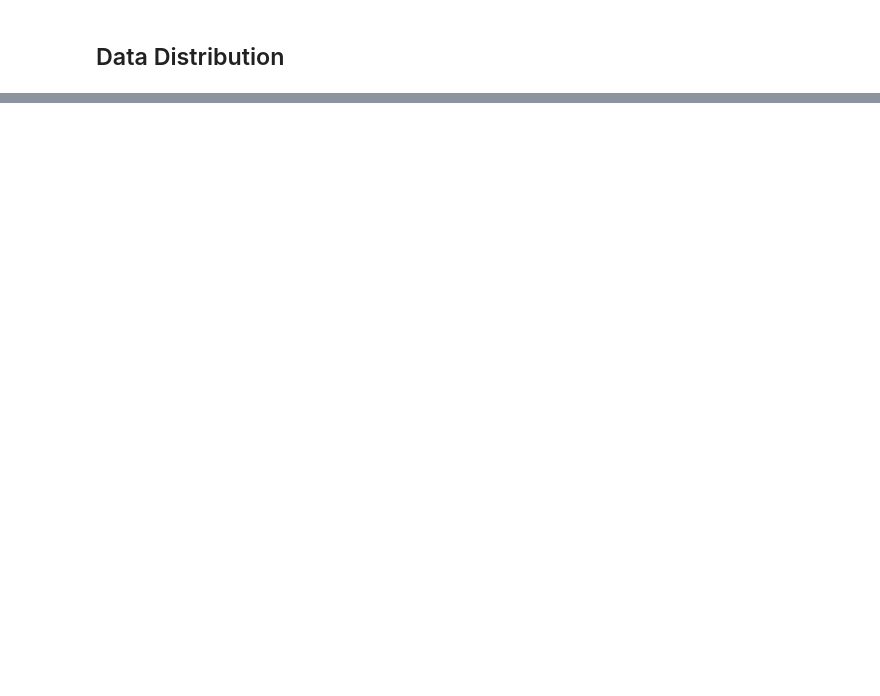
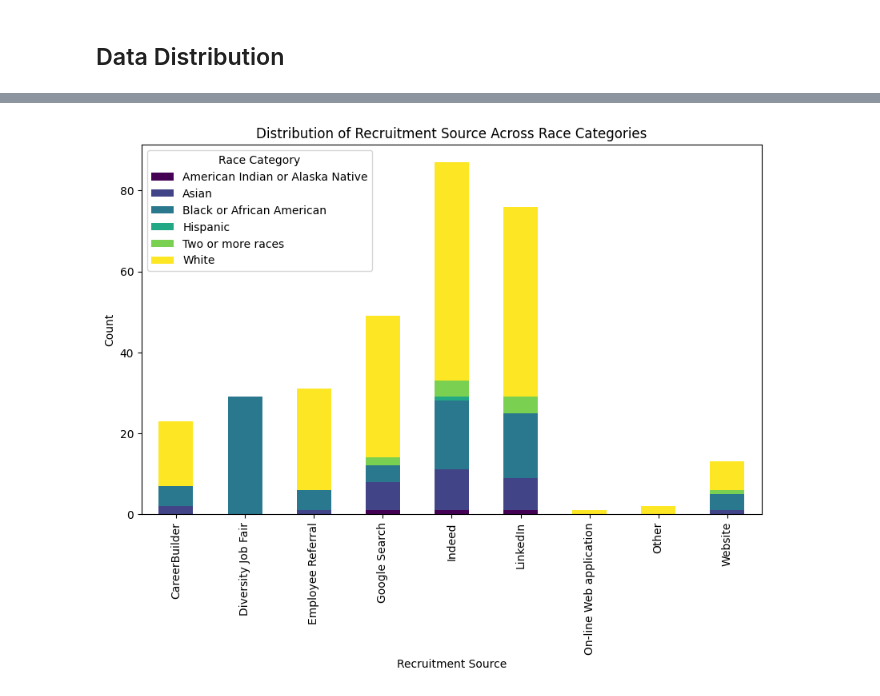
Before and after one commit to adrianacupp/Human_Resources_Data_Set, a Jupyter notebook: notebooks/data_cleaning.ipynb, the cells around one changed output, grey strips where cells are left out. Saved outputs shown, nothing was run; the diff lists cells and outputs as text; code cells hidden in the pictures; blank space fills up the shorter version.

```diff
--- a/notebooks/data_cleaning.ipynb
+++ b/notebooks/data_cleaning.ipynb
@@ -210,3 +255,12 @@ df[['dateofhire', 'dateoftermination', 'employment_years']]
 | 309 | 2015-03-30 | NaT | NaN |
 | 310 | 2014-09-29 | NaT | NaN |
 311 rows × 3 columns
+# %%
+### dob ###
+# Convert 'dob' column to datetime format
+df['dob'] = pd.to_datetime(df['dob'])
+
+# Check for values in 'dob' column that are in the future
+future_dates = df[df['dob'] > datetime.now()]
+print(future_dates)
+#70 rows
@@ -214,0 +349,17 @@ df[['dateofhire', 'dateoftermination', 'employment_years']]
+# %%
+# Count the occurrences of each combination of recruitmentsource and racedesc
+grouped_df = df.groupby(['recruitmentsource', 'racedesc']).size().unstack(fill_value=0)
+
+# Plot the grouped bar chart
+ax = grouped_df.plot(kind='bar', stacked=True, figsize=(10, 6), colormap='viridis')
+
+# Customize the plot
+plt.title('Distribution of Recruitment Source Across Race Categories')
+plt.xlabel('Recruitment Source')
+plt.ylabel('Count')
+plt.legend(title='Race Category')
+
+# Show the plot
+plt.show()
+# %% [output]
+[figure, added]
```
Also changed, not shown: parts of 20 cells of this notebook, 1 other file.
